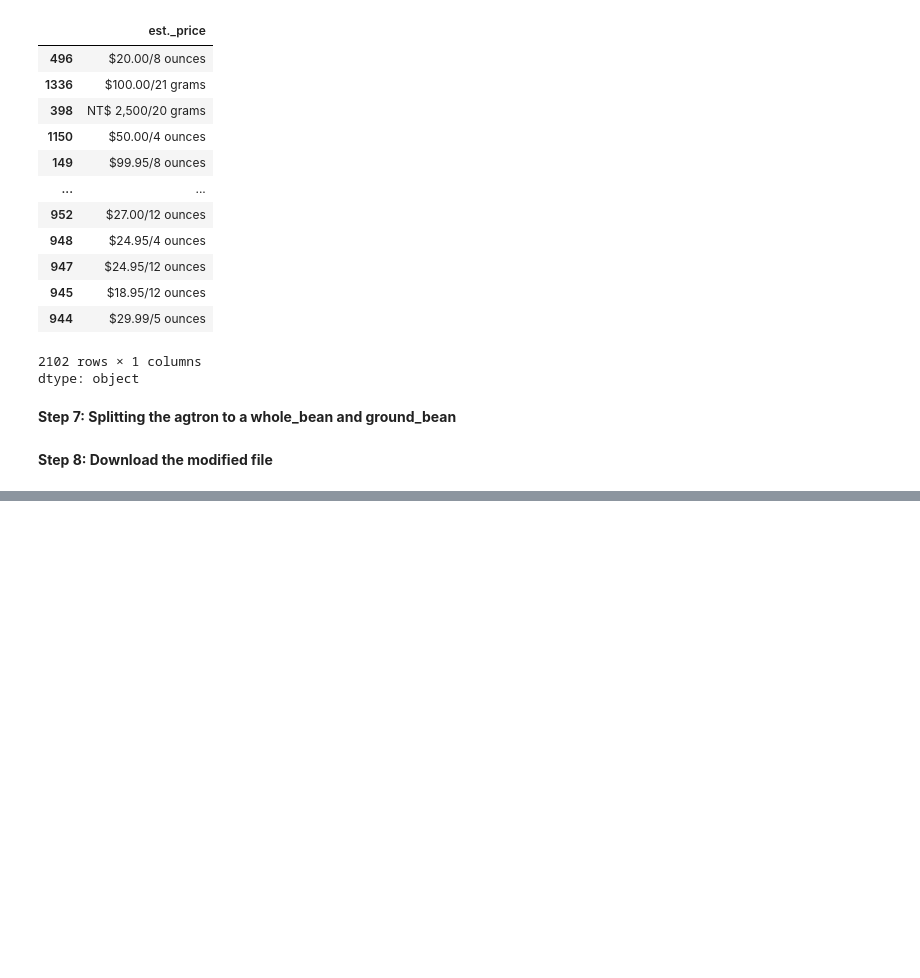
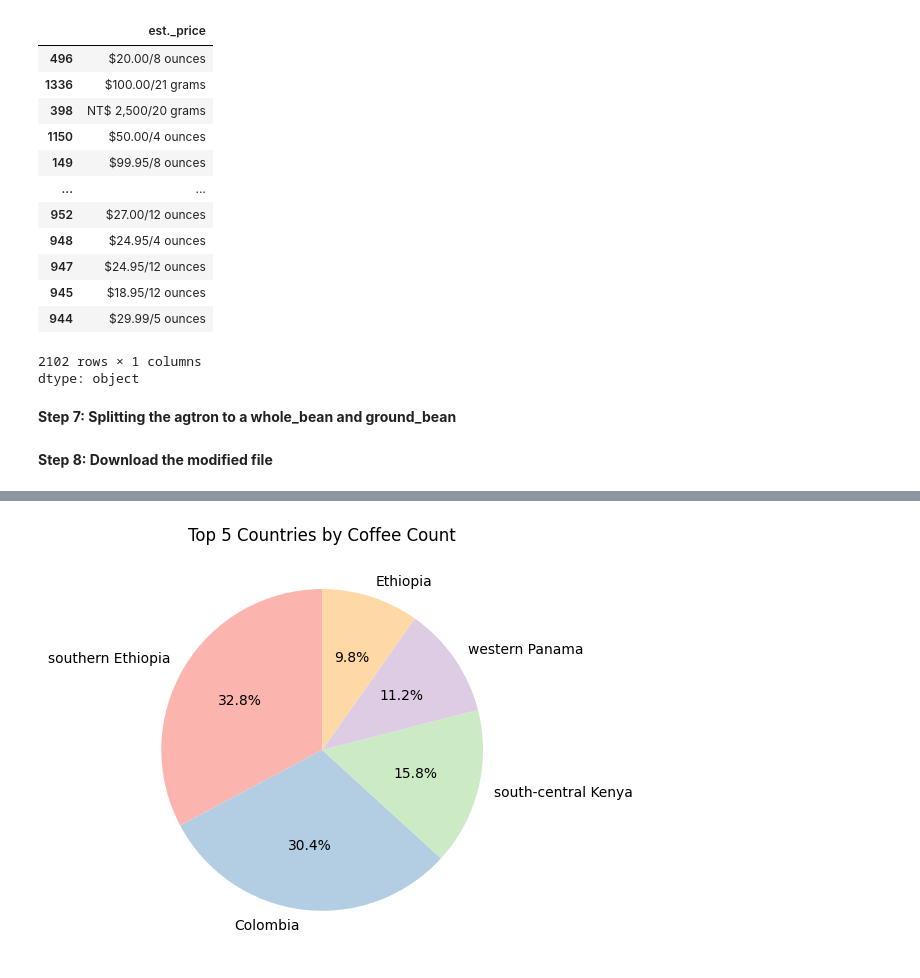
Before and after one commit to ChandanaJagadish/DataAnalytics, a Jupyter notebook: top_rated_coffee.ipynb, the cells around one changed output, grey strips where cells are left out. Drawn from its saved outputs; the diff is of its cells as text; code cells hidden in the pictures; blank space fills up the shorter version.

```diff
--- a/top_rated_coffee.ipynb
+++ b/top_rated_coffee.ipynb
@@ -183,0 +204,16 @@ files.download("top_rated_coffee_clean.csv")
+# %%
+import pandas as pd
+import matplotlib.pyplot as plt
+
+df = pd.read_csv("/content/top_rated_coffee_clean.csv")
+
+country_count = df['country'].value_counts().head(5)
+
+plt.figure(figsize=(6, 6))
+country_count.plot(kind='pie', autopct='%1.1f%%', startangle=90, colors=plt.cm.Pastel1.colors)
+plt.title("Top 5 Countries by Coffee Count")
+plt.ylabel("")
+plt.tight_layout()
+plt.show()
+# %% [output]
+[figure, added]
```
Also changed, not shown: parts of 2 cells of this notebook.
